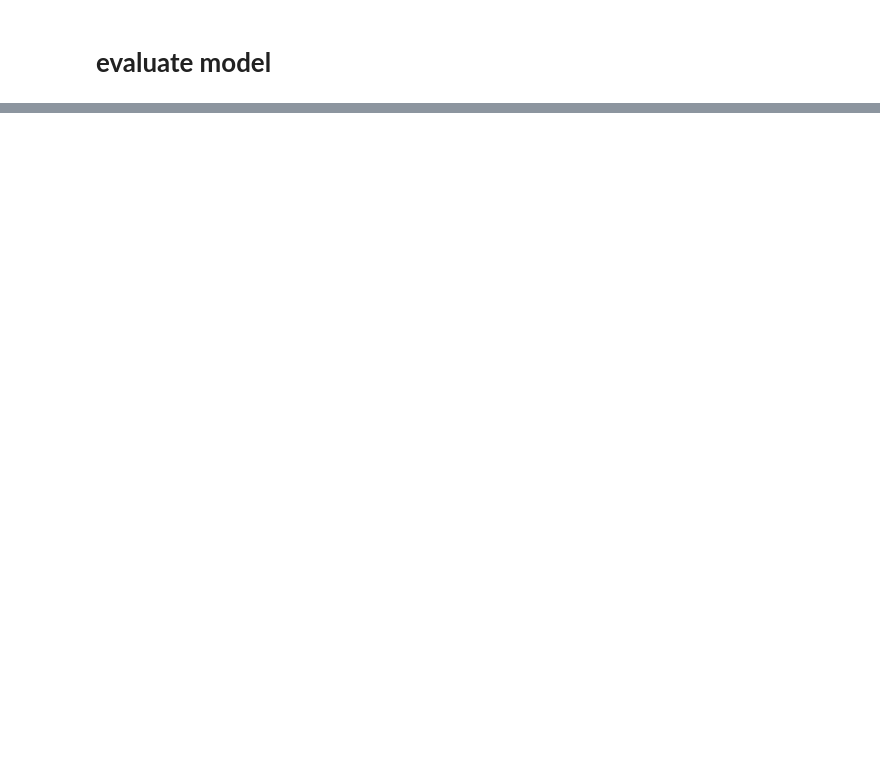
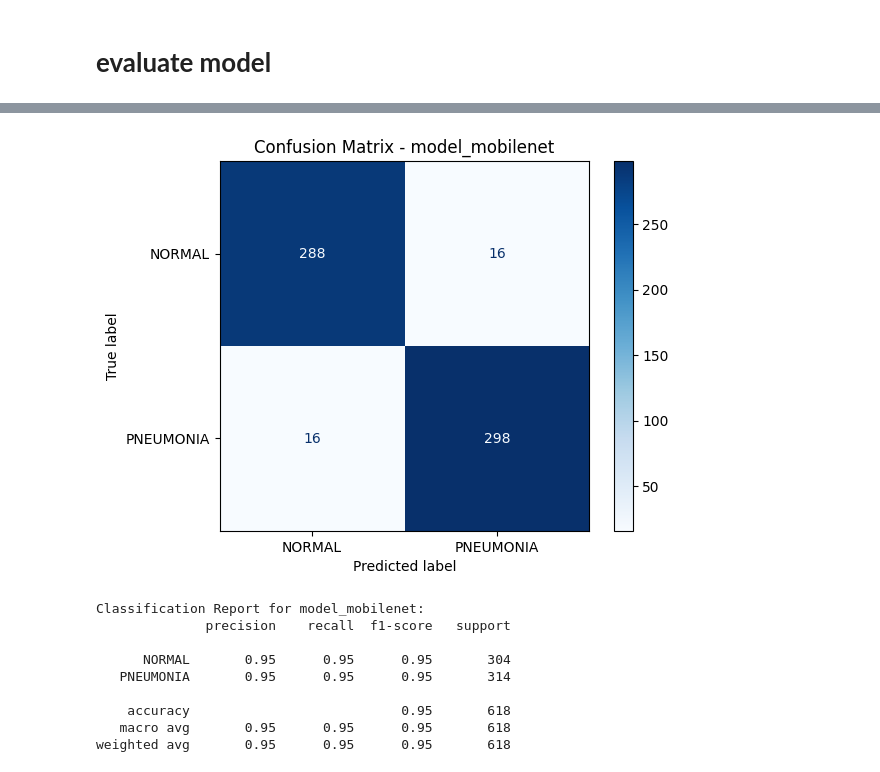
Before and after one commit to Abtin-Ghorbani/AppliedAI_FashionMNIST, a Jupyter notebook: masters_project.ipynb, the cells around one changed output, grey strips where cells are left out. Cells and saved outputs as stored; diff of their text form; code cells hidden in the pictures; blank space fills up the shorter version.

```diff
--- a/masters_project.ipynb
+++ b/masters_project.ipynb
@@ -674,0 +408,19 @@ weighted avg       0.90      0.88      0.87        16
+# %%
+from sklearn.metrics import classification_report, confusion_matrix
+import numpy as np
+
+# Step 1: predicts and labels
+y_true_befor = []
+y_pred_befor = []
+for images, labels in test_ds:
+    preds_befor = model_mobilenet.predict(images)
+    preds_befor = (preds_befor > 0.6).astype("int32")  # آستانه‌ی sigmoid
+    y_true_befor.extend(labels.numpy())
+    y_pred_befor.extend(preds_befor)
+
+# Step 2 evaluate
+print("Confusion Matrix:")
+print(confusion_matrix(y_true_befor, y_pred_befor))
+
+print("\nClassification Report for transfer learning:")
+print(classification_report(y_true_befor, y_pred_befor, target_names=['NORMAL', 'PNEUMONIA']))
@@ -674,0 +445,29 @@ weighted avg       0.90      0.88      0.87        16
+# %%
+from sklearn.metrics import classification_report, confusion_matrix, roc_curve, auc, ConfusionMatrixDisplay
+import matplotlib.pyplot as plt
+import numpy as np
+
+# Baraye ROC va PR curve ehtiyaj be prob ha darim pas az now sabt mikonim
+y_true_befor = []
+y_pred_befor = []
+y_pred_probs_befor = []
+
+for images, labels in test_ds:
+    probs = model_mobilenet.predict(images)  # sigmoid output
+    preds = (probs > 0.6).astype("int32")  # threshold 0.6
+    y_true_befor.extend(labels.numpy())
+    y_pred_befor.extend(preds)
+    y_pred_probs_befor.extend(probs[:, 0])  # flatten
+
+# Confusion Matrix
+cm = confusion_matrix(y_true_befor, y_pred_befor)
+disp = ConfusionMatrixDisplay(confusion_matrix=cm, display_labels=["NORMAL", "PNEUMONIA"])
+disp.plot(cmap='Blues', values_format='d')
+plt.title("Confusion Matrix - model_mobilenet")
+plt.grid(False)
+plt.show()
+
+# Classification Report
+print("\nClassification Report for model_mobilenet:")
+print(classification_report(y_true_befor, y_pred_befor, target_names=['NORMAL', 'PNEUMONIA']))
+# %% [output]
@@ -674,0 +494,10 @@ weighted avg       0.90      0.88      0.87        16
+[figure, added]
+Classification Report for model_mobilenet:
+              precision    recall  f1-score   support
+
+      NORMAL       0.95      0.95      0.95       304
+   PNEUMONIA       0.95      0.95      0.95       314
+
+    accuracy                           0.95       618
+   macro avg       0.95      0.95      0.95       618
+weighted avg       0.95      0.95      0.95       618
```
Also changed, not shown: parts of 62 cells of this notebook.
